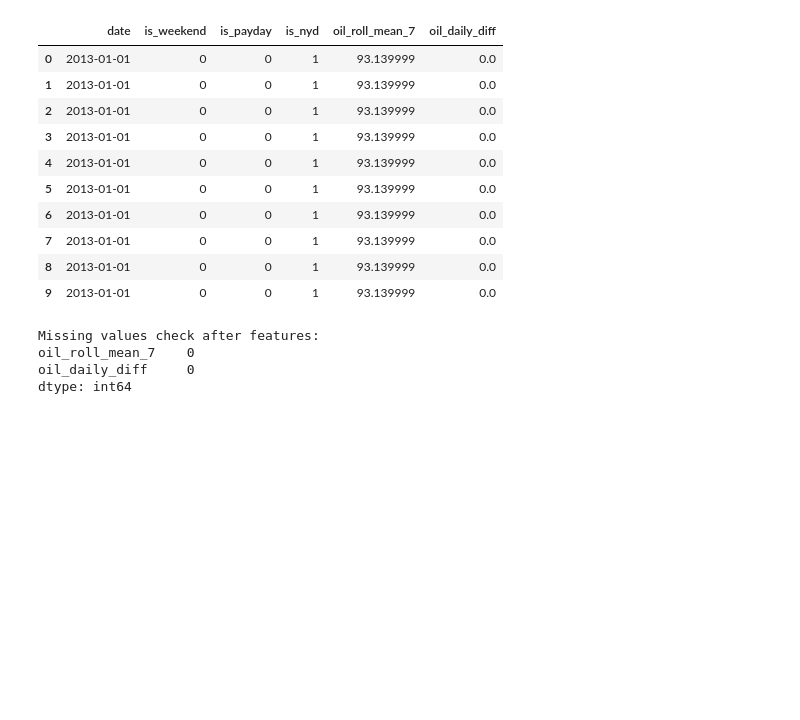
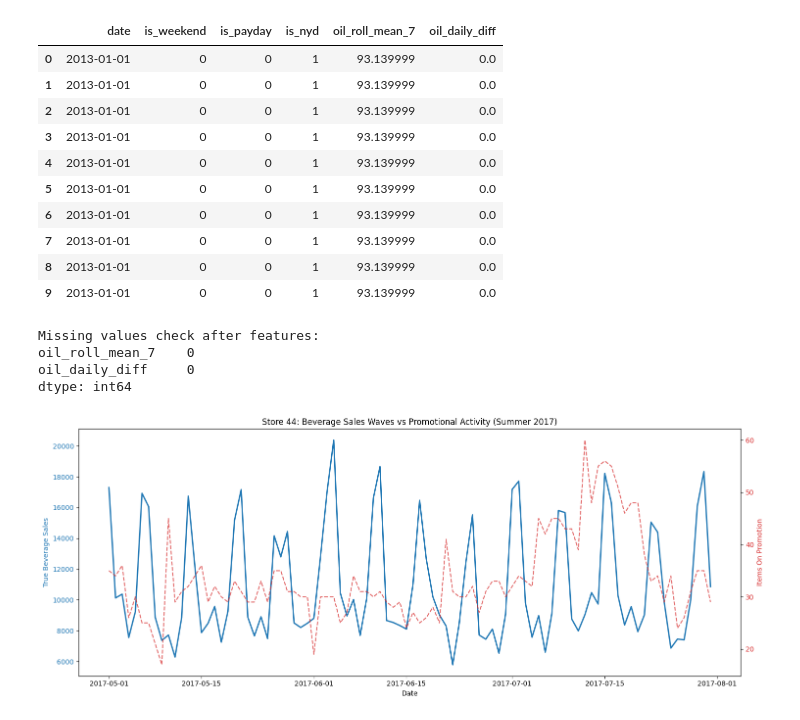
Before and after one commit to AdityaRHolla/store-sales-forecasting, a Jupyter notebook: notebooks/1.0-eda-nulls-trends.ipynb, the cells around one changed output. Saved outputs shown, nothing was run; the diff lists cells and outputs as text; code cells hidden in the pictures; blank space fills up the shorter version.

```diff
--- a/notebooks/1.0-eda-nulls-trends.ipynb
+++ b/notebooks/1.0-eda-nulls-trends.ipynb
@@ -233,3 +237,32 @@ Missing values check after features:
 oil_roll_mean_7    0
 oil_daily_diff     0
 dtype: int64
+# %%
+import matplotlib.pyplot as plt
+import seaborn as sns
+
+# 1. Isolate Store 44 Beverages for a clear 3-month look in 2017
+bev_sample = df[(df['store_nbr'] == 44) & (df['family'] == 'BEVERAGES')].copy()
+bev_sample = bev_sample[(bev_sample['date'] >= '2017-05-01') & (bev_sample['date'] <= '2017-07-31')]
+
+# 2. Plot True Sales vs Promotion Intensity over time
+fig, ax1 = plt.subplots(figsize=(15, 6))
+
+color = 'tab:blue'
+ax1.set_xlabel('Date')
+ax1.set_ylabel('True Beverage Sales', color=color)
+ax1.plot(bev_sample['date'], bev_sample['sales'], color=color, linewidth=2, label='Sales')
+ax1.tick_params(axis='y', labelcolor=color)
+
+# Create a second axis to overlay promotions on the same timeline
+ax2 = ax1.twinx()
+color = 'tab:red'
+ax2.set_ylabel('Items On Promotion', color=color)
+ax2.plot(bev_sample['date'], bev_sample['onpromotion'], color=color, linestyle='--', alpha=0.7, label='Promo Count')
+ax2.tick_params(axis='y', labelcolor=color)
+
+plt.title('Store 44: Beverage Sales Waves vs Promotional Activity (Summer 2017)')
+fig.tight_layout()
+plt.show()
+# %% [output]
+[figure, added]
```
Also changed, not shown: parts of 5 cells of this notebook, 8 other files.
